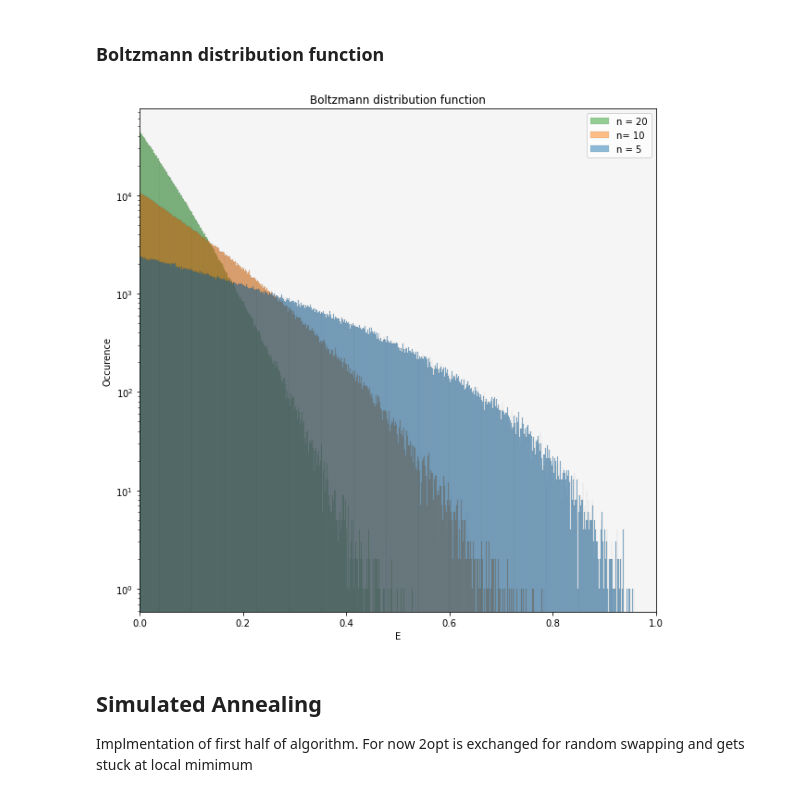
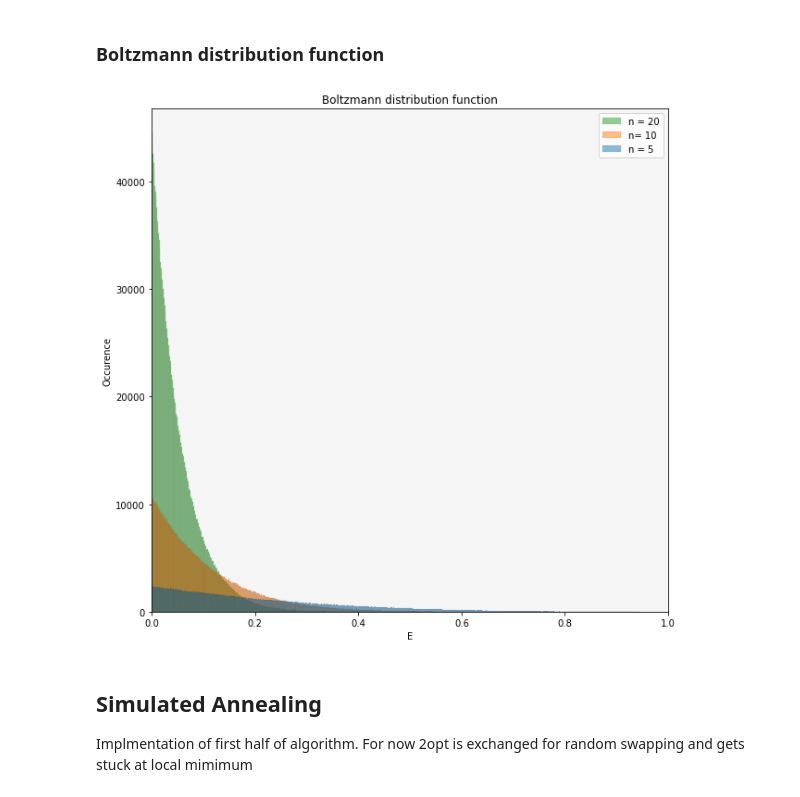
Before and after one commit to ithakis/Stochastic-Simulation-Assignment-3, a Jupyter notebook: Final.ipynb, the cells around one changed output. Saved outputs shown, nothing was run; the diff lists cells and outputs as text; code cells hidden in the pictures.

```diff
--- a/Final.ipynb
+++ b/Final.ipynb
@@ -52,6 +53,7 @@ dtype = int ;   print(f"Data type of np.arrays = {dtype}")
 print(" - - EI51 - - ")
 EI51 = [[37, 52, 1], [49, 49, 2], [52, 64, 3], [20, 26, 4], [40, 30, 5], [21, 47, 6], [17, 63, 7], [31, 62, 8], [52, 33, 9], [51, 21, 10], [42, 41, 11], [31, 32, 12], [5, 25, 13], [12, 42, 14], [36, 16, 15], [52, 41, 16], [27, 23, 17], [17, 33, 18], [13, 13, 19], [57, 58, 20], [62, 42, 21], [42, 57, 22], [16, 57, 23], [8, 52, 24], [7, 38, 25], [27, 68, 26], [30, 48, 27], [43, 67, 28], [58, 48, 29], [58, 27, 30], [37, 69, 31], [38, 46, 32], [46, 10, 33], [61, 33, 34], [62, 63, 35], [63, 69, 36], [32, 22, 37], [45, 35, 38], [59, 15, 39], [5, 6, 40], [10, 17, 41], [21, 10, 42], [5, 64, 43], [30, 15, 44], [39, 10, 45], [32, 39, 46], [25, 32, 47], [25, 55, 48], [48, 28, 49], [56, 37, 50], [30, 40, 51]]
 # EI51 = [[37, 52], [49, 49], [52, 64], [20, 26], [40, 30], [21, 47], [17, 63], [31, 62], [52, 33], [51, 21], [42, 41], [31, 32], [5, 25], [12, 42], [36, 16], [52, 41], [27, 23], [17, 33], [13, 13], [57, 58], [62, 42], [42, 57], [16, 57], [8, 52], [7, 38], [27, 68], [30, 48], [43, 67], [58, 48], [58, 27], [37, 69], [38, 46], [46, 10], [61, 33], [62, 63], [63, 69], [32, 22], [45, 35], [59, 15], [5, 6], [10, 17], [21, 10], [5, 64], [30, 15], [39, 10], [32, 39], [25, 32], [25, 55], [48, 28], [56, 37], [30, 40]]
+SOLUTION_EI51 = 426
 EI51 = np.array(EI51, dtype=dtype)
 plot_map(EI51, "EI51")
 print(f"Length of EI51   = {len(EI51)}")
@@ -63,3 +65,4 @@ A280 = [[288, 149, 1], [288, 129, 2], [270, 133, 3], [256, 141, 4], [256, 157, 5
+SOLUTION_A280 = 2579
 A280 = np.array(A280, dtype=dtype)
 plot_map(A280, "A280")
 print(f"Length of A280   = {len(A280)}")
@@ -71,3 +74,4 @@ PCB442 = [[200, 400, 1], [200, 500, 2], [200, 600, 3], [200, 700, 4], [200, 800,
+SOLUTION_PCB442 = 50778
 PCB442 = np.array(PCB442, dtype=dtype)
 plot_map(PCB442, "PCB442")
 print(f"Length of PCB442 = {len(PCB442)}\n")
@@ -618,22 +622,22 @@ for n in N:
 # %%
 """Boltzmann distribution function"""
 fig = plt.figure()
 fig.set_facecolor('w')
 fig.set_size_inches(10, 10, forward=True)
 fig.tight_layout()
 ax = fig.add_subplot()
 
 ax.set_facecolor('whitesmoke')
 ax.set_title("Boltzmann distribution function")
 
 g = sns.histplot([flat_E_five, flat_E_ten,flat_E_twenty])
-g.set_yscale('log')
+# g.set_yscale('log')
 g.set(xlabel = 'E', ylabel =  'Occurence')
 g.set(xlim = (0,1))
 plt.legend(labels=["n = 20", "n= 10", "n = 5"])
 plt.savefig("Boltzmann distribution function"); plt.show()
 # %% [output]
-[figure, old version]
+[figure, new version]
 # %% [markdown]
 ## Simulated Annealing
 
```
Also changed, not shown: parts of 9 cells of this notebook, 1 other file.
